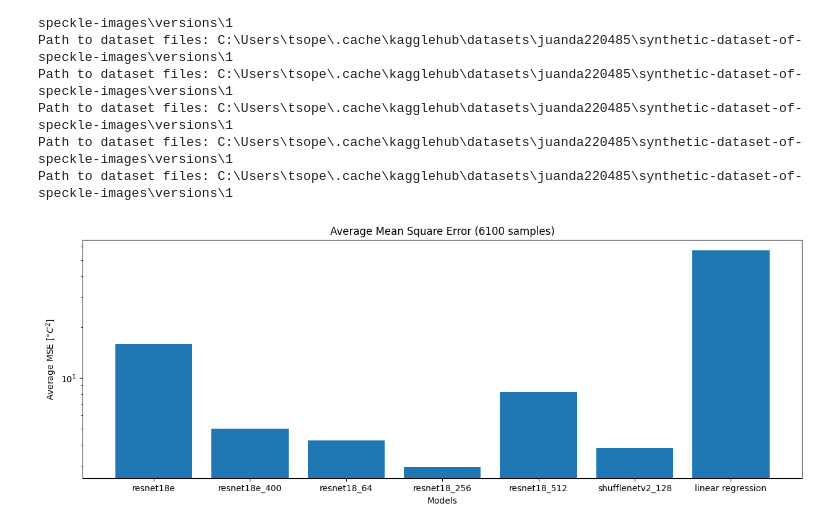
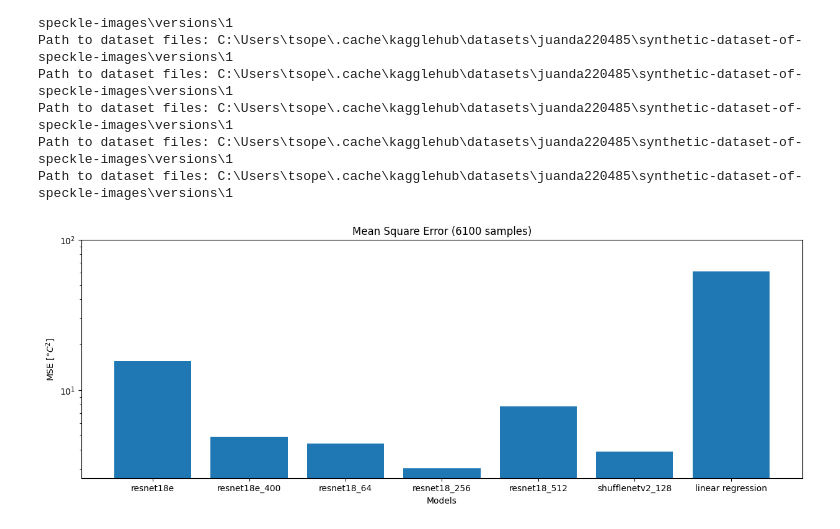
Before and after one commit to tsopeter/835-Final-Project, a Jupyter notebook: CompareModels.ipynb, the cells around one changed output. Drawn from its saved outputs; the diff is of its cells as text; code cells hidden in the pictures.

```diff
--- a/CompareModels.ipynb
+++ b/CompareModels.ipynb
@@ -348,13 +348,14 @@ np.save('resnet18_64_mse.npy', Models['resnet18_64'])
 # %%
 plt.figure(figsize=[15, 5])
 plt.bar(
     [key for key, _ in Models.items()],
     [value for _, value in Models.items()]
 )
-plt.title(f"Average Mean Square Error ({Nsamples*61} samples)")
+plt.title(f"Mean Square Error ({Nsamples*61} samples)")
 plt.xlabel("Models")
-plt.ylabel(r"Average MSE $[\degree C^2]$")
+plt.ylabel(r"MSE $[\degree C^2]$")
 plt.yscale('log')
+plt.ylim((0, 100))
 plt.show()
 # %% [output]
-[figure, old version]
+[figure, new version]
```
Also changed, not shown: parts of 2 cells of this notebook.
